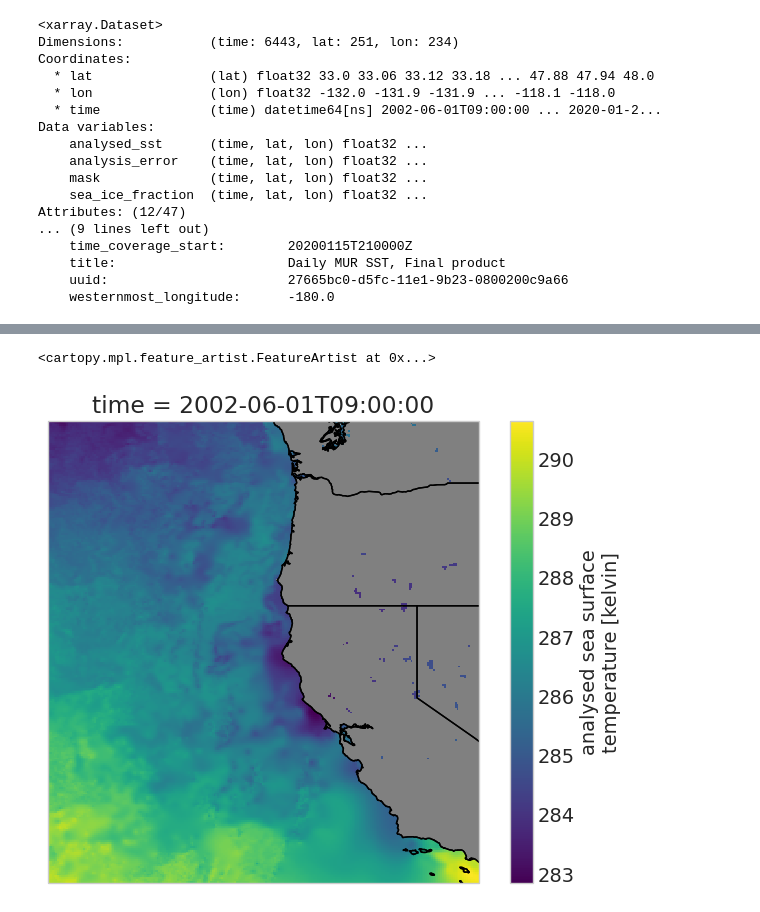
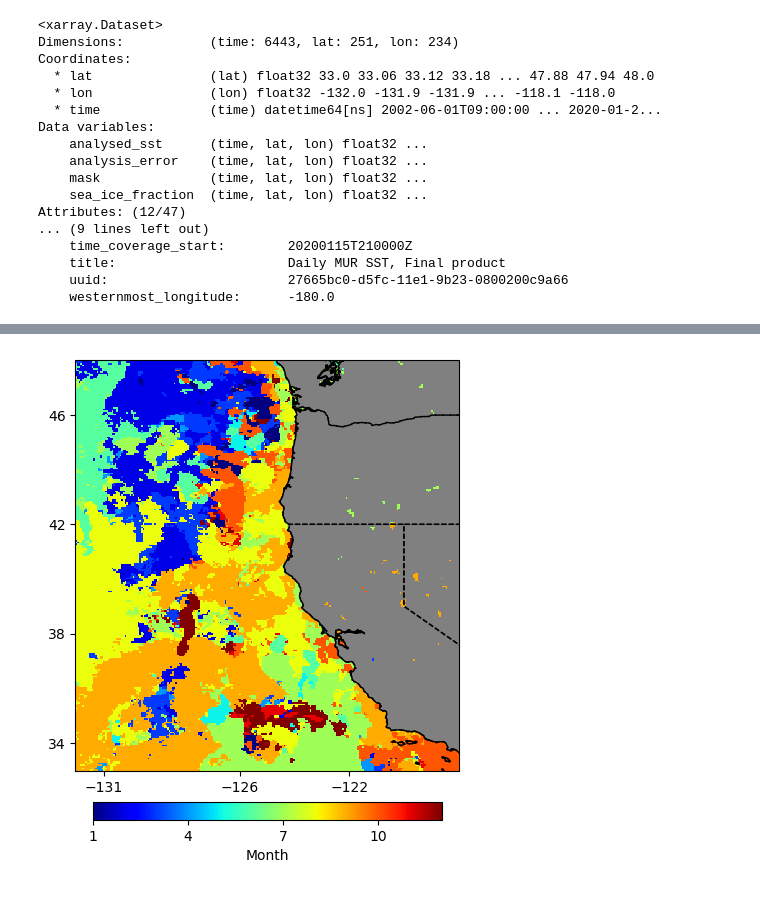
Before and after one commit to UCB-stat-159-s23/hw03-group17, a Jupyter notebook: climate-Q05.ipynb, the cells around one changed output, grey strips where cells are left out. Cells and saved outputs as stored; diff of their text form; code cells hidden in the pictures.

```diff
--- a/climate-Q05.ipynb
+++ b/climate-Q05.ipynb
@@ -77,12 +43,0 @@ ax.add_feature(cfeature.STATES.with_scale("10m"))
-# %%
-ds.analysed_sst[0, :, :].plot()
-
-# Plot on a map
-ax = plt.subplot(projection=crs)
-ds.analysed_sst[0, :, :].plot(ax=ax, transform=crs)
-ax.coastlines("10m", color="k")
-ax.add_feature(cfeature.LAND, color="grey")
-ax.add_feature(cfeature.STATES.with_scale("10m"))
-# %% [output]
-<cartopy.mpl.feature_artist.FeatureArtist at 0x...>
-[figure, removed]
@@ -88,0 +52,43 @@ ax.add_feature(cfeature.STATES.with_scale("10m"))
+# %%
+# figure 2b is maximum anomaly month
+
+# The location and timing of the maximum SST anomalies between June 2002 and July 2016 are shown in Figure 2.
+start_date = pd.Timestamp('2002-06-01')
+end_date = pd.Timestamp('2016-07-31')
+time2002_2016 = ds.analysed_sst.sel(time=slice(start_date, end_date))
+sst_max = time2002_2016.groupby(time2002_2016.time.dt.dayofyear).max(skipna=True)
+
+#The maximum 5 day average SST anomaly at each location during 2002 to July 2016, relative to the 2002–2012 climatology
+start_date2 = pd.Timestamp('2002')
+end_date2 = pd.Timestamp('2012')
+time2002_2012 = ds.analysed_sst.sel(time=slice(start_date2, end_date2))
+sst_mean = time2002_2012.groupby(time2002_2012.time.dt.dayofyear).mean(skipna=True)
+
+anomalies_max = anomalies.idxmax(dim='time').dt.month
+# %%
+# plot
+fig, ax = plt.subplots(figsize=(10, 6), subplot_kw={'projection': crs})
+
+ax.coastlines(resolution='10m', color='k')
+ax.add_feature(cfeature.LAND, facecolor='gray')
+ax.add_feature(cfeature.BORDERS, linestyle='-', edgecolor='k')
+ax.add_feature(cfeature.STATES, linestyle='--', edgecolor='k')
+
+anomalies_map = anomalies_max.plot(x='lon',y='lat',cmap='jet',transform=crs, add_colorbar=False)
+
+
+xticks=[-131,-126,-122]
+ax.set_xlabel("")
+ax.set_xticks(xticks)
+yticks=range(34,47,4)
+ax.set_ylabel("")
+ax.set_yticks(yticks)
+
+
+cbar = plt.colorbar(anomalies_map,ax=ax,location='bottom', shrink=0.45, pad=0.03,orientation="horizontal",fraction=0.08,anchor=(0.5,0.1))
+cbar.set_label('Month')
+cbar.set_ticks([1, 4, 7,10])
+
+plt.show()
+# %% [output]
+[figure, added]
```
Also changed, not shown: parts of 6 cells of this notebook.
